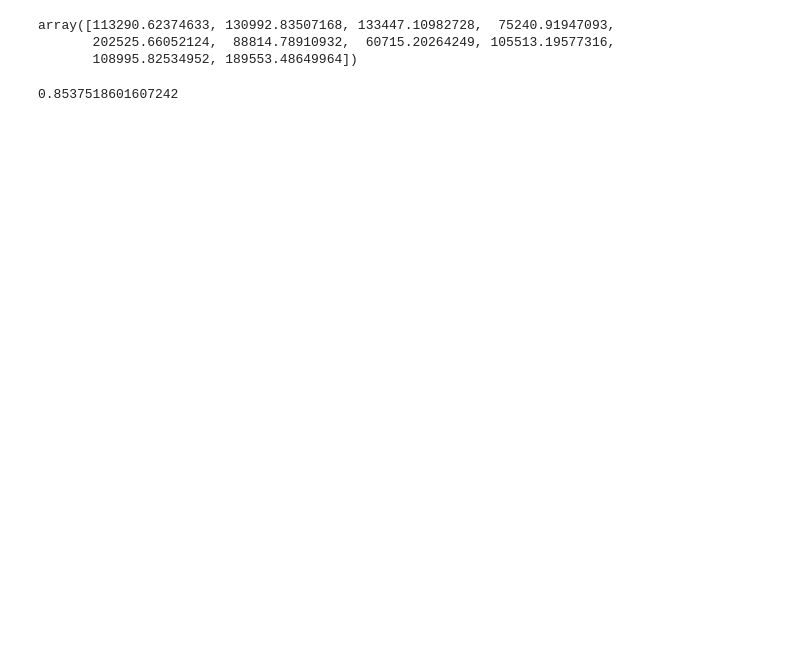
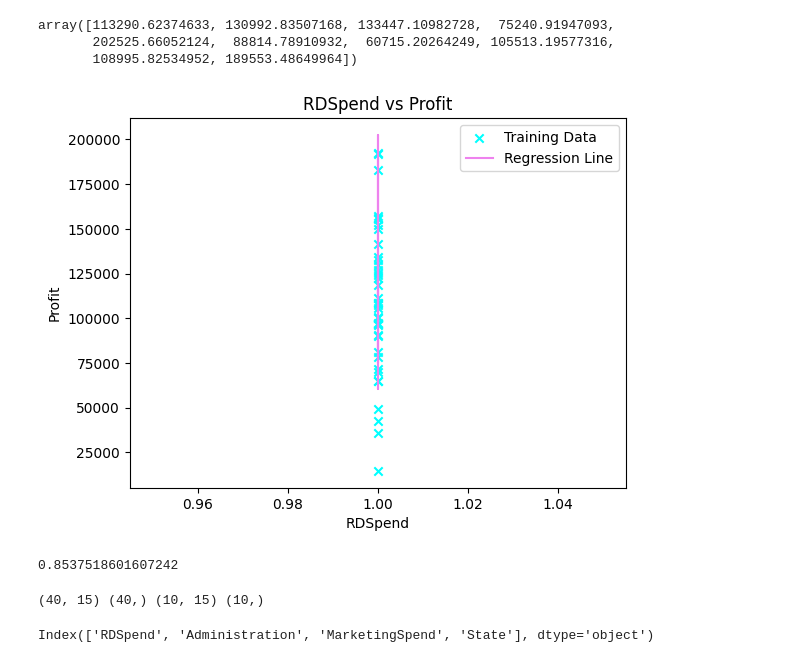
Before and after one commit to UTKARSHSAHAREE/Utkarshsahare, a Jupyter notebook: Label_encoding.ipynb, the cells around one changed output. Cells and saved outputs as stored; diff of their text form; code cells hidden in the pictures; blank space fills up the shorter version.

Commit message:
Label_Encoding

```diff
--- a/Label_encoding.ipynb
+++ b/Label_encoding.ipynb
@@ -164,8 +150,26 @@ model.predict(x_test)
 array([113290.62374633, 130992.83507168, 133447.10982728,  75240.91947093,
        202525.66052124,  88814.78910932,  60715.20264249, 105513.19577316,
        108995.82534952, 189553.48649964])
+# %%
+plt.scatter(x_train[:,0], y_train, color='cyan', marker='x', label='Training Data')
+plt.plot(x_test[:,0], model.predict(x_test), color='violet', linestyle='-', label='Regression Line')
+plt.xlabel('RDSpend')
+plt.ylabel('Profit')
+plt.title('RDSpend vs Profit')
+plt.legend()
+plt.show()
+# %% [output]
+[figure, added]
 # %%
 from sklearn.metrics import r2_score
 r2_score(y_test,model.predict(x_test))
 # %% [output]
 0.8537518601607242
+# %%
+print(x_train.shape,y_train.shape,x_test.shape,y_test.shape)
+# %% [output]
+(40, 15) (40,) (10, 15) (10,)
+# %%
+x.columns
+# %% [output]
+Index(['RDSpend', 'Administration', 'MarketingSpend', 'State'], dtype='object')
```
Also changed, not shown: parts of 4 cells of this notebook.
